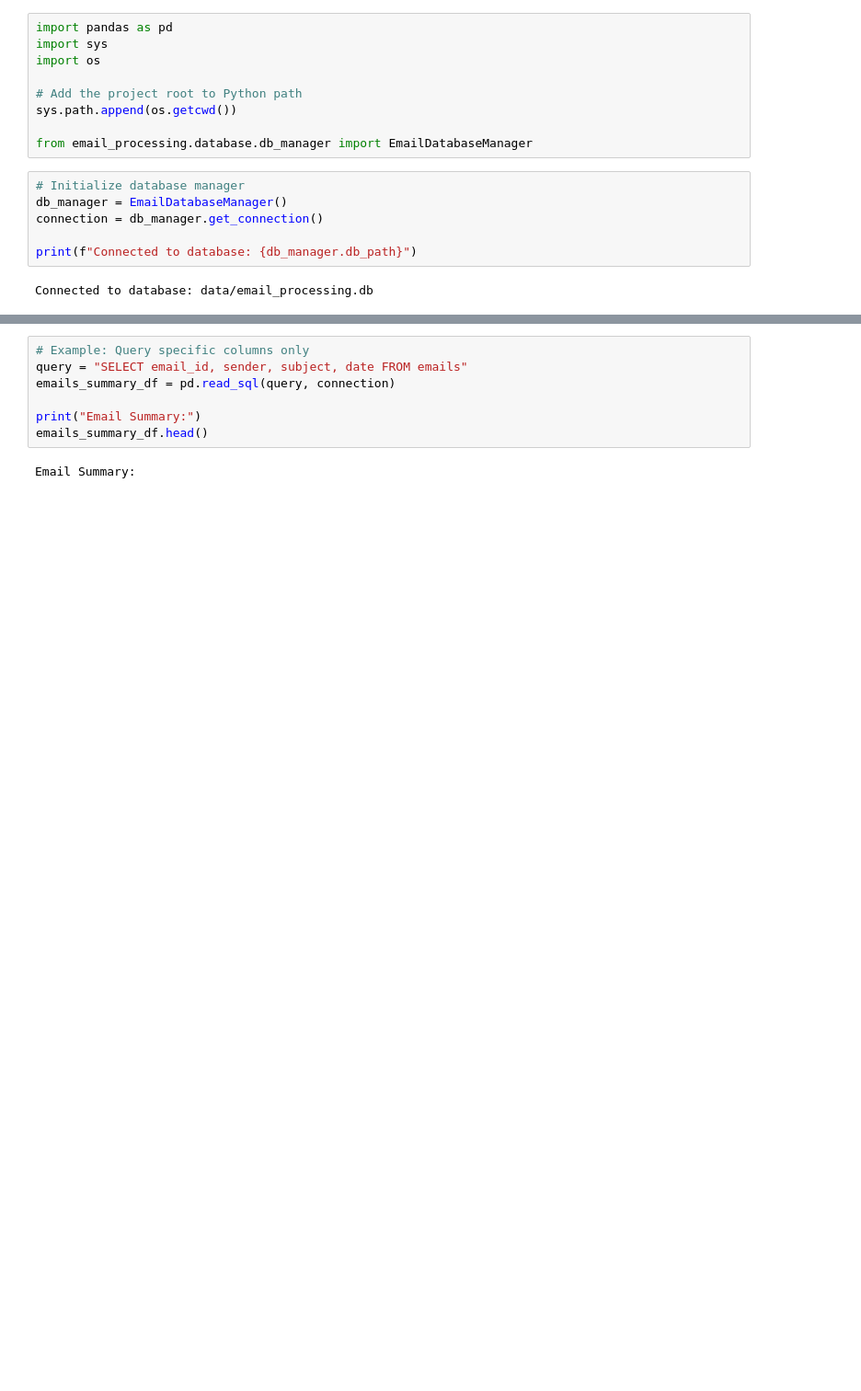
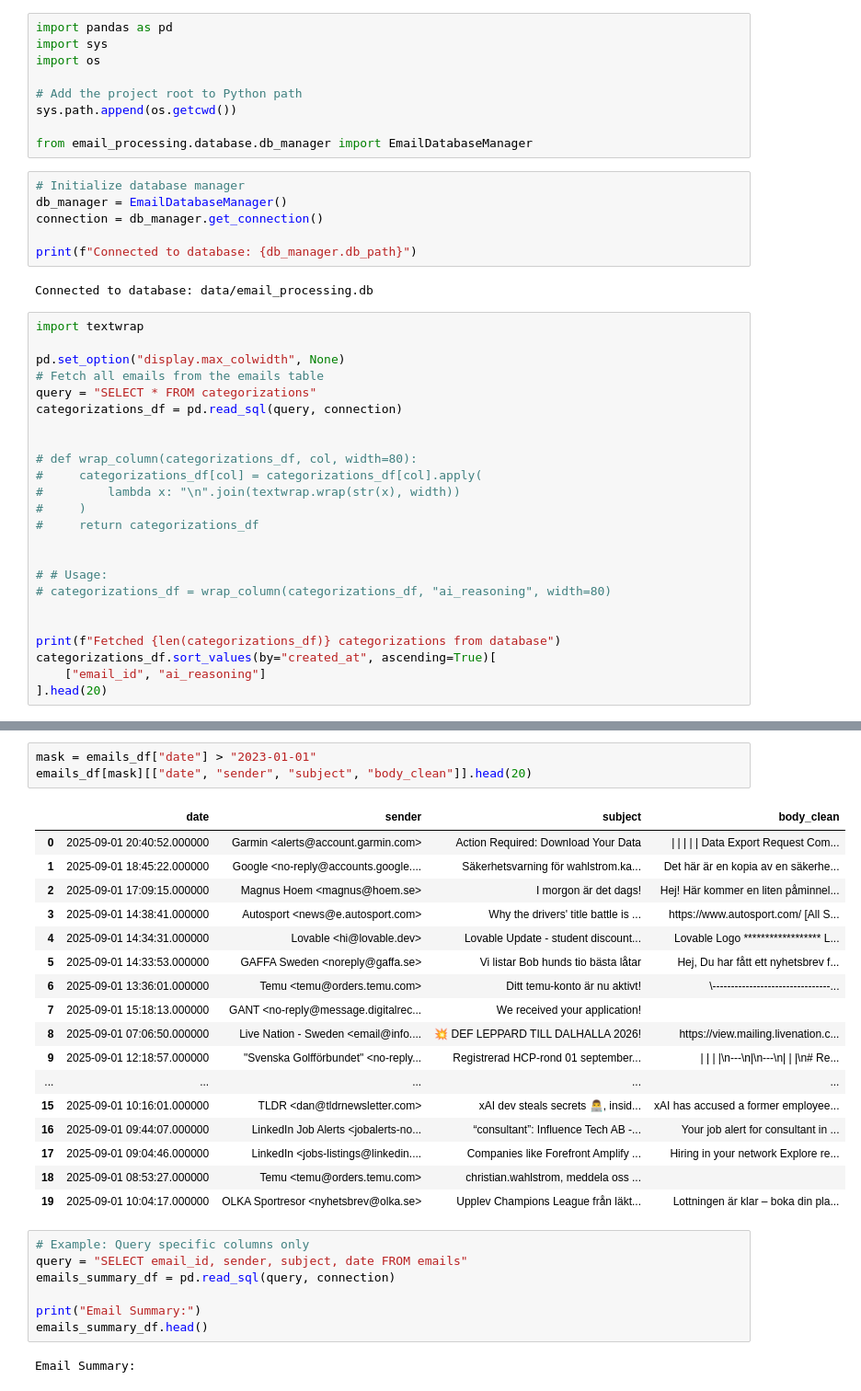
Before and after one commit to userchallenge/gmail-invoice-agent, a Jupyter notebook: database_query_notebook.ipynb, the cells around one changed output, grey strips where cells are left out. Shown: that part at 92% size. Saved outputs shown, nothing was run; the diff lists cells and outputs as text; blank space fills up the shorter version.

```diff
--- a/database_query_notebook.ipynb
+++ b/database_query_notebook.ipynb
@@ -19,3 +19,27 @@ connection = db_manager.get_connection()
 print(f"Connected to database: {db_manager.db_path}")
 # %% [output]
 Connected to database: data/email_processing.db
+# %%
+import textwrap
+
+pd.set_option("display.max_colwidth", None)
+# Fetch all emails from the emails table
+query = "SELECT * FROM categorizations"
+categorizations_df = pd.read_sql(query, connection)
+
+
+# def wrap_column(categorizations_df, col, width=80):
+#     categorizations_df[col] = categorizations_df[col].apply(
+#         lambda x: "\n".join(textwrap.wrap(str(x), width))
+#     )
+#     return categorizations_df
+
+
+# # Usage:
+# categorizations_df = wrap_column(categorizations_df, "ai_reasoning", width=80)
+
+
+print(f"Fetched {len(categorizations_df)} categorizations from database")
+categorizations_df.sort_values(by="created_at", ascending=True)[
+    ["email_id", "ai_reasoning"]
+].head(20)
@@ -37,3 +91,24 @@ Fetched 71 emails from database
+# %%
+mask = emails_df["date"] > "2023-01-01"
+emails_df[mask][["date", "sender", "subject", "body_clean"]].head(20)
+# %% [output]
+|  | date | sender | subject | body_clean |
+| 0 | 2025-09-01 20:40:52.000000 | Garmin <alerts@account.garmin.com> | Action Required: Download Your Data | | | | | | Data Export Request Com... |
+| 1 | 2025-09-01 18:45:22.000000 | Google <no-reply@accounts.google.... | Säkerhetsvarning för wahlstrom.ka... | Det här är en kopia av en säkerhe... |
+| 2 | 2025-09-01 17:09:15.000000 | Magnus Hoem <magnus@hoem.se> | I morgon är det dags! | Hej! Här kommer en liten påminnel... |
+| 3 | 2025-09-01 14:38:41.000000 | Autosport <news@e.autosport.com> | Why the drivers' title battle is ... | https://www.autosport.com/ [All S... |
+| 4 | 2025-09-01 14:34:31.000000 | Lovable <hi@lovable.dev> | Lovable Update - student discount... | Lovable Logo ****************** L... |
+| 5 | 2025-09-01 14:33:53.000000 | GAFFA Sweden <noreply@gaffa.se> | Vi listar Bob hunds tio bästa låtar | Hej, Du har fått ett nyhetsbrev f... |
+| 6 | 2025-09-01 13:36:01.000000 | Temu <temu@orders.temu.com> | Ditt temu-konto är nu aktivt! | \--------------------------------... |
+| 7 | 2025-09-01 15:18:13.000000 | GANT <no-reply@message.digitalrec... | We received your application! |  |
+| 8 | 2025-09-01 07:06:50.000000 | Live Nation - Sweden <email@info.... | 💥 DEF LEPPARD TILL DALHALLA 2026! | https://view.mailing.livenation.c... |
+| 9 | 2025-09-01 12:18:57.000000 | "Svenska Golfförbundet" <no-reply... | Registrerad HCP-rond 01 september... | | | | |\n---\n|\n---\n| | |\n# Re... |
+| ... | ... | ... | ... | ... |
+| 15 | 2025-09-01 10:16:01.000000 | TLDR <dan@tldrnewsletter.com> | xAI dev steals secrets 👨‍💻, insid... | xAI has accused a former employee... |
+| 16 | 2025-09-01 09:44:07.000000 | LinkedIn Job Alerts <jobalerts-no... | “consultant”: Influence Tech AB -... | Your job alert for consultant in ... |
+| 17 | 2025-09-01 09:04:46.000000 | LinkedIn <jobs-listings@linkedin.... | Companies like Forefront Amplify ... | Hiring in your network Explore re... |
+| 18 | 2025-09-01 08:53:27.000000 | Temu <temu@orders.temu.com> | christian.wahlstrom, meddela oss ... |  |
+| 19 | 2025-09-01 10:04:17.000000 | OLKA Sportresor <nyhetsbrev@olka.se> | Upplev Champions League från läkt... | Lottningen är klar – boka din pla... |
 # %%
 # Example: Query specific columns only
 query = "SELECT email_id, sender, subject, date FROM emails"
```
Also changed, not shown: parts of 2 cells of this notebook, 2 other files.
